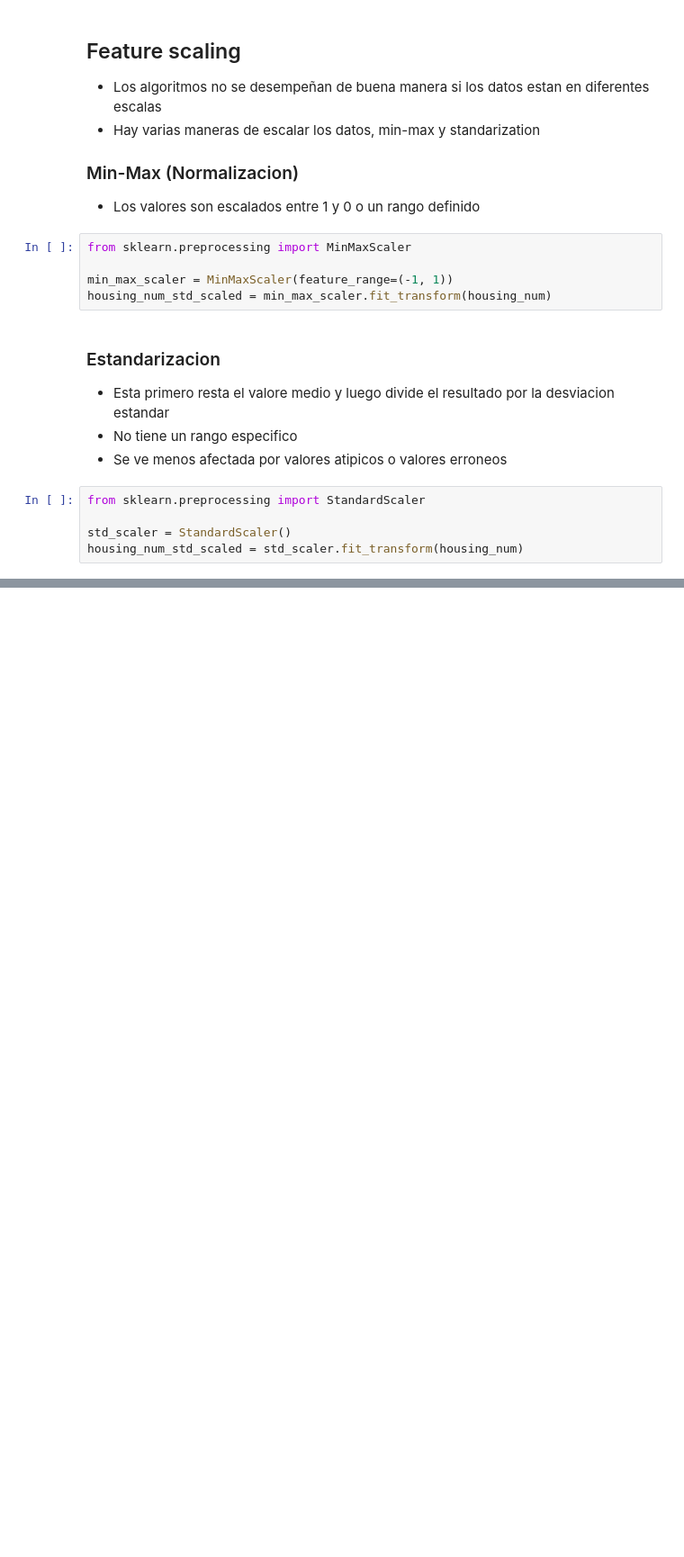
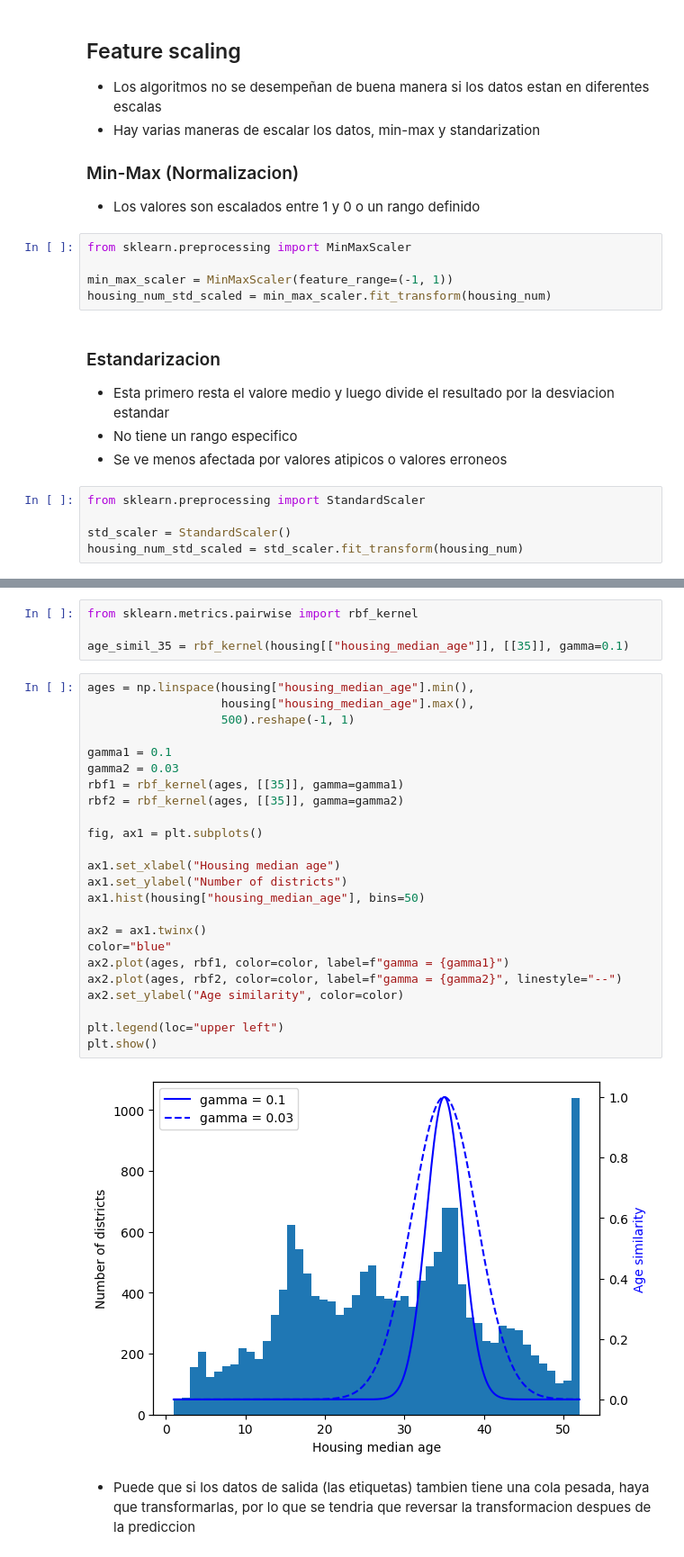
Before and after one commit to simon8889/ML-studying-notes, a Jupyter notebook: 02_end_to_end_machine_learning_project.ipynb, the cells around one changed output, grey strips where cells are left out. Shown at 90% size. Cells and saved outputs as stored; diff of their text form; blank space fills up the shorter version.

```diff
--- a/02_end_to_end_machine_learning_project.ipynb
+++ b/02_end_to_end_machine_learning_project.ipynb
@@ -968,0 +978,32 @@ housing_num_std_scaled = std_scaler.fit_transform(housing_num)
+# %%
+from sklearn.metrics.pairwise import rbf_kernel
+
+age_simil_35 = rbf_kernel(housing[["housing_median_age"]], [[35]], gamma=0.1)
+# %%
+ages = np.linspace(housing["housing_median_age"].min(),
+				   housing["housing_median_age"].max(),
+				   500).reshape(-1, 1)
+
+gamma1 = 0.1
+gamma2 = 0.03
+rbf1 = rbf_kernel(ages, [[35]], gamma=gamma1)
+rbf2 = rbf_kernel(ages, [[35]], gamma=gamma2)
+
+fig, ax1 = plt.subplots()
+
+ax1.set_xlabel("Housing median age")
+ax1.set_ylabel("Number of districts")
+ax1.hist(housing["housing_median_age"], bins=50)
+
+ax2 = ax1.twinx()
+color="blue"
+ax2.plot(ages, rbf1, color=color, label=f"gamma = {gamma1}")
+ax2.plot(ages, rbf2, color=color, label=f"gamma = {gamma2}", linestyle="--")
+ax2.set_ylabel("Age similarity", color=color)
+
+plt.legend(loc="upper left")
+plt.show()
+# %% [output]
+[figure, added]
+# %% [markdown]
+- Puede que si los datos de salida (las etiquetas) tambien tiene una cola pesada, haya que transformarlas, por lo que se tendria que reversar la transformacion despues de la prediccion
```
Also changed, not shown: parts of 24 cells of this notebook.
